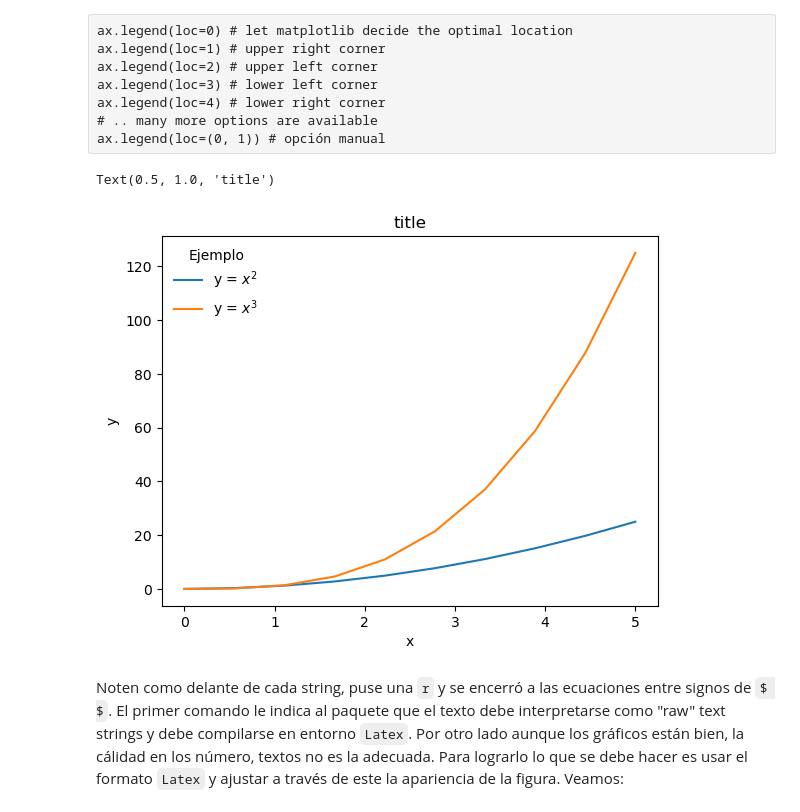
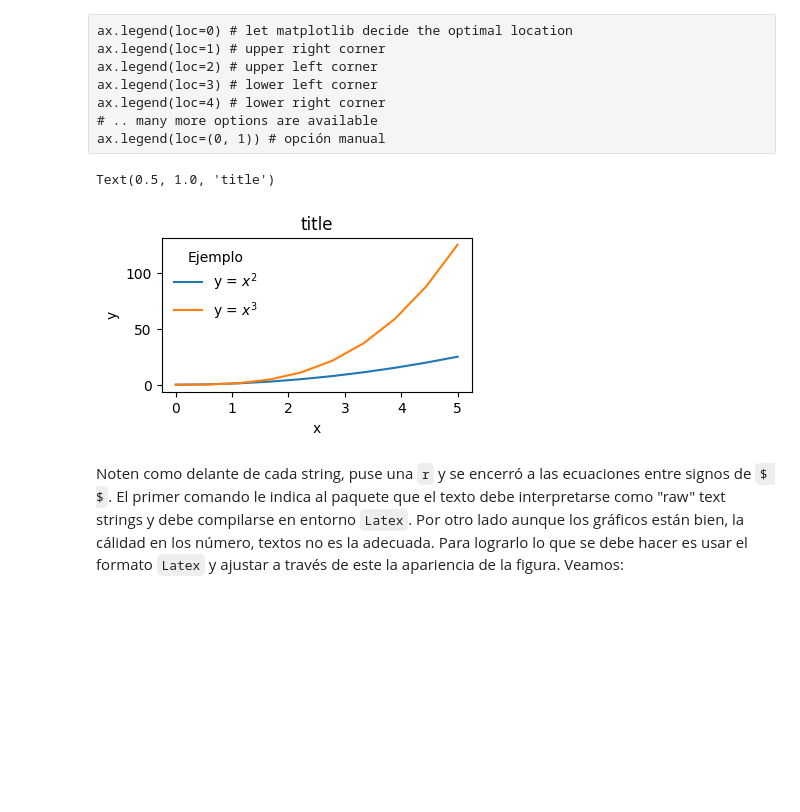
Before and after one commit to Mandy8808/Metodos_Numericos_2024, a Jupyter notebook: Lectures/Bloque_Cero/Ideas_basicas_sobre_Python_y_algunos_paquetes_fundamentales_Part6.ipynb, the cells around one changed output. Drawn from its saved outputs; the diff is of its cells as text; code cells hidden in the pictures; blank space fills up the shorter version.

```diff
--- a/Lectures/Bloque_Cero/Ideas_basicas_sobre_Python_y_algunos_paquetes_fundamentales_Part6.ipynb
+++ b/Lectures/Bloque_Cero/Ideas_basicas_sobre_Python_y_algunos_paquetes_fundamentales_Part6.ipynb
@@ -234,19 +234,19 @@ ax.legend(loc=4) # lower right corner
 # .. many more options are available
 ax.legend(loc=(0, 1)) # opción manual
 # %%
-fig, ax = plt.subplots()
+fig, ax = plt.subplots(figsize=(4,2))
 
 ax.plot(x, x**2, label=r'y = $x^{2}$')
 ax.plot(x, x**3, label=r'y = $x^{3}$')
 
 ax.legend(loc='upper left',  frameon=False, title=r'Ejemplo')
 
 ax.set_xlabel(r'x')
 ax.set_ylabel(r'y')
 ax.set_title(r'title')
 # %% [output]
 Text(0.5, 1.0, 'title')
-[figure, old version]
+[figure, new version]
 # %% [markdown]
 Noten como delante de cada string, puse una `r` y se encerró a las ecuaciones entre signos de `$ $`. El primer comando le indica al paquete que el texto debe interpretarse como "raw" text strings y debe compilarse en entorno `Latex`. Por otro lado aunque los gráficos están bien, la cálidad en los número, textos no es la adecuada. Para lograrlo lo que se debe hacer es usar el formato `Latex` y ajustar a través de este la apariencia de la figura. Veamos:
 # %%
```
Also changed, not shown: parts of 9 cells of this notebook, 18 other files.
